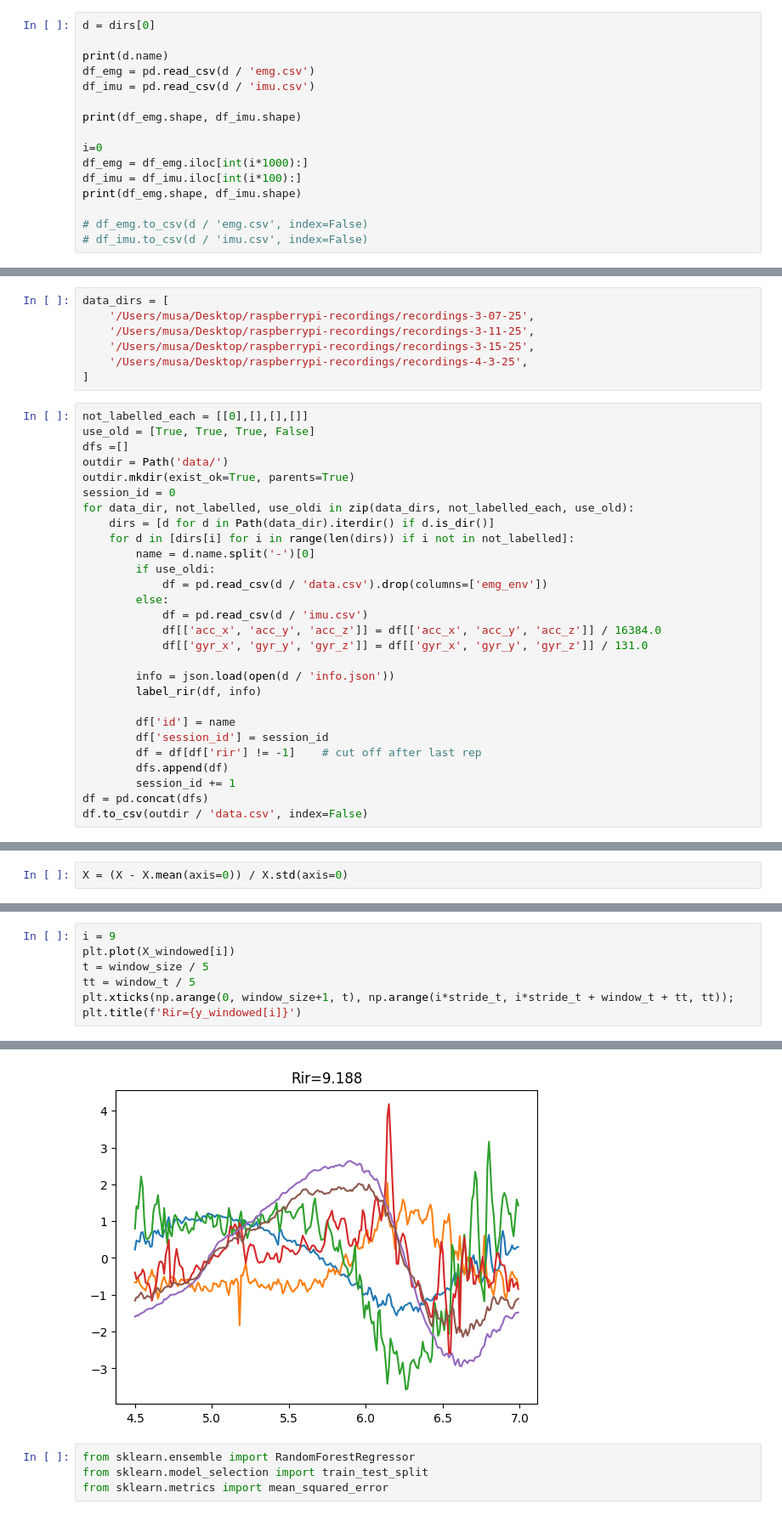
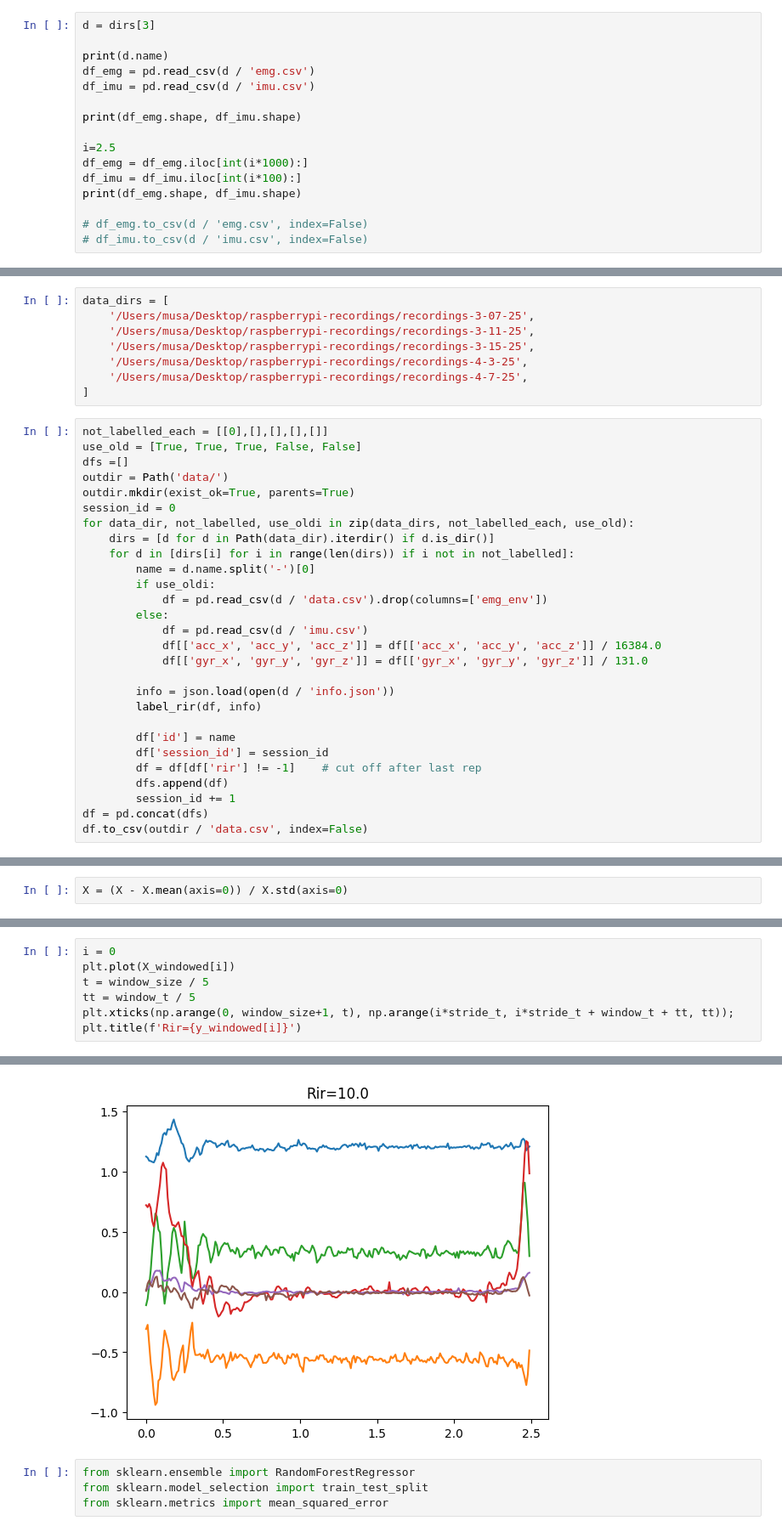
Before and after one commit to Musa-Azeem/AI-hypertrophy-coach, a Jupyter notebook: pipeline.ipynb, the cells around one changed output, grey strips where cells are left out. Shown at 85% size. Drawn from its saved outputs; the diff is of its cells as text.

```diff
--- a/pipeline.ipynb
+++ b/pipeline.ipynb
@@ -23,5 +20,5 @@ dirs
 # %%
-d = dirs[0]
+d = dirs[3]
 
 print(d.name)
 df_emg = pd.read_csv(d / 'emg.csv')
@@ -29,7 +26,7 @@ df_imu = pd.read_csv(d / 'imu.csv')
 
 print(df_emg.shape, df_imu.shape)
 
-i=0
+i=2.5
 df_emg = df_emg.iloc[int(i*1000):]
 df_imu = df_imu.iloc[int(i*100):]
 print(df_emg.shape, df_imu.shape)
@@ -206,10 +180,11 @@ data_dirs = [
     '/Users/musa/Desktop/raspberrypi-recordings/recordings-3-11-25',
     '/Users/musa/Desktop/raspberrypi-recordings/recordings-3-15-25',
     '/Users/musa/Desktop/raspberrypi-recordings/recordings-4-3-25',
+    '/Users/musa/Desktop/raspberrypi-recordings/recordings-4-7-25',
 ]
 # %%
-not_labelled_each = [[0],[],[],[]]
-use_old = [True, True, True, False]
+not_labelled_each = [[0],[],[],[],[]]
+use_old = [True, True, True, False, False]
 dfs =[]
 outdir = Path('data/')
 outdir.mkdir(exist_ok=True, parents=True)
@@ -259,5 +234,5 @@ print(X_windowed.shape, y_windowed.shape)
 # %%
-i = 9
+i = 0
 plt.plot(X_windowed[i])
 t = window_size / 5
 tt = window_t / 5
@@ -268,4 +243,4 @@ Text(0.5, 1.0, 'Rir=9.188')
-[figure, old version]
+[figure, new version]
 # %%
 from sklearn.ensemble import RandomForestRegressor
 from sklearn.model_selection import train_test_split
```
Also changed, not shown: parts of 8 cells of this notebook, 1 other file.
